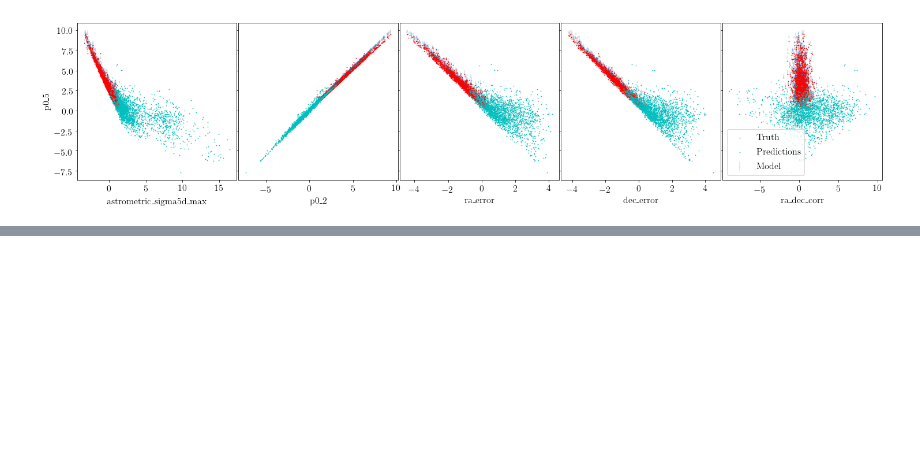
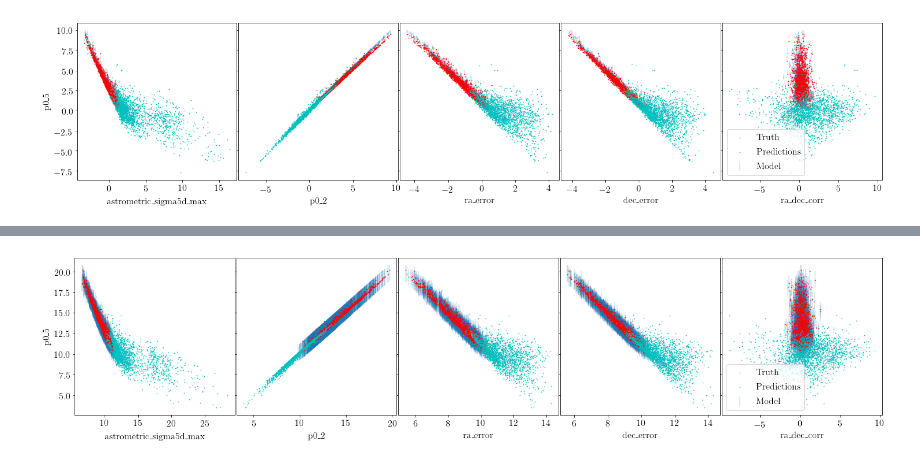
Before and after one commit to gaiaverse/astrometry, a Jupyter notebook: p0_estimation/predict_p0_5d.ipynb, the cells around one changed output, grey strips where cells are left out. Saved outputs shown, nothing was run; the diff lists cells and outputs as text; code cells hidden in the pictures; blank space fills up the shorter version.

```diff
--- a/p0_estimation/predict_p0_5d.ipynb
+++ b/p0_estimation/predict_p0_5d.ipynb
@@ -316,0 +388,18 @@ plt.subplots_adjust(wspace=0.01)
+# %%
+ndim = x_test.shape[1]#+1
+fig, axes = plt.subplots(1,ndim, figsize=(5*ndim,5),sharey=True)
+
+plt.sca(axes[0]);plt.ylabel(labels.replace('_', '\_'))
+for i in range(ndim):
+    plt.sca(axes[i])
+    plt.scatter(trans[i](x_test[:,i]), y_test+10, s=0.5, label='Truth', color='r')
+    plt.errorbar(trans[i](x_test[:,i]), model.predict(x_test).T[0], model.predict(x_test).T[1],
+             label='Model', marker='o', linestyle="", markersize=0.3, alpha=0.2, zorder=0)
+
+    plt.scatter(trans[i](x_pred[:,i]), model.predict(x_pred).T[0], s=0.5, label='Predictions', color='c')
+    plt.xlabel(features[i].replace('_','\_'))
+
+plt.legend()
+plt.subplots_adjust(wspace=0.01)
+# %% [output]
+[figure, added]
```
Also changed, not shown: parts of 10 cells of this notebook, 3 other files.
